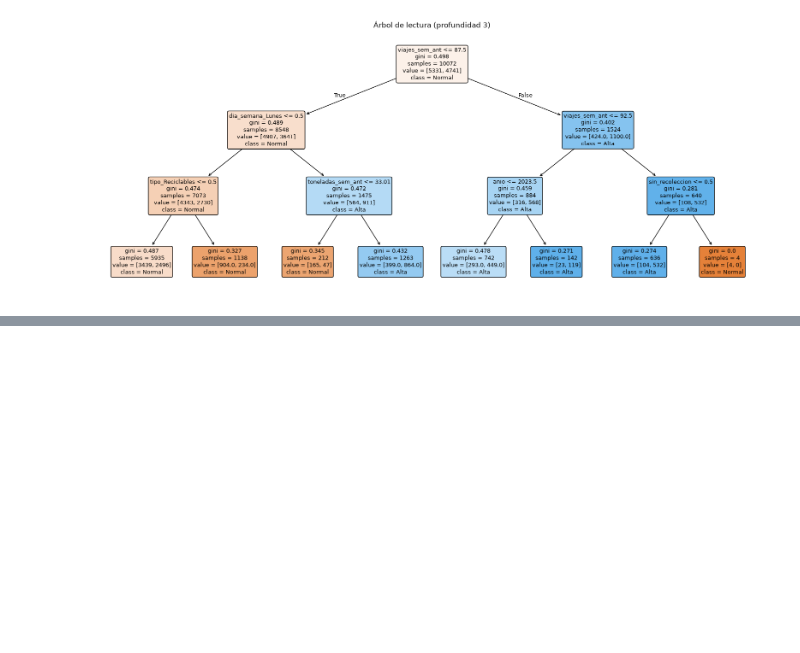
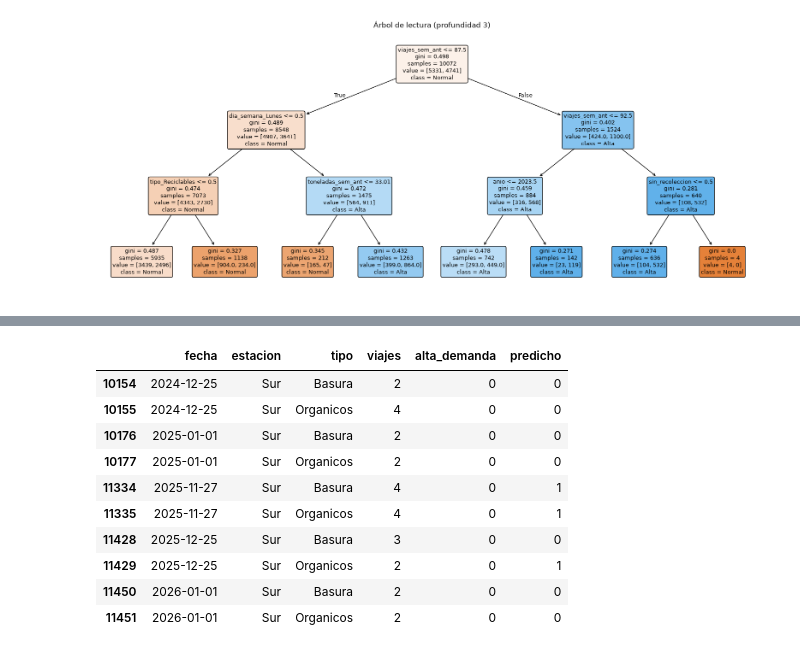
Before and after one commit to Naccho27/tp-predictivos, a Jupyter notebook: notebooks/02_clasificacion_arbol.ipynb, the cells around one changed output, grey strips where cells are left out. Cells and saved outputs as stored; diff of their text form; code cells hidden in the pictures; blank space fills up the shorter version.

```diff
--- a/notebooks/02_clasificacion_arbol.ipynb
+++ b/notebooks/02_clasificacion_arbol.ipynb
@@ -425,0 +547,22 @@ Exactitud del árbol de lectura en prueba: 64.3%
+# %%
+# Paso 16 · Dónde se equivoca
+
+# Qué hacemos: separar los errores según distintas condiciones.
+
+# Por qué: la consigna pide interpretar qué confunde el modelo y por qué. Saber dónde falla dice cuándo confiar en él y cuándo no.
+
+# Tabla con los datos de prueba, la categoría real y la predicha con umbral 0,4
+errores = df.loc[~es_entrenamiento, ["fecha", "estacion", "tipo", "dia_semana", "feriado",
+                                     "sin_recoleccion", "viajes", "umbral_viajes", "alta_demanda"]].copy()
+errores["predicho"] = pred_arbol_04
+errores["acierto"] = errores["predicho"] == errores["alta_demanda"]
+
+# 16a · Distancia entre los viajes reales y el umbral (abs = valor absoluto, sin signo)
+errores["distancia"] = (errores["viajes"] - errores["umbral_viajes"]).abs()
+
+# pd.cut agrupa los valores en rangos
+errores["cercania"] = pd.cut(errores["distancia"], bins=[-0.1, 2, 5, 10, 1000],
+                             labels=["0 a 2 viajes", "3 a 5 viajes", "6 a 10 viajes", "más de 10"])
+
+# El promedio de una columna True/False es la proporción de True: la exactitud
+errores.groupby("cercania", observed=True)["acierto"].agg(dias="size", exactitud="mean").round(3)
@@ -425,0 +598,15 @@ Exactitud del árbol de lectura en prueba: 64.3%
+# %%
+# 16c · ¿Qué hizo el árbol en los días sin recolección?
+errores[errores["sin_recoleccion"] == 1][["fecha", "estacion", "tipo", "viajes", "alta_demanda", "predicho"]]
+# %% [output]
+|  | fecha | estacion | tipo | viajes | alta_demanda | predicho |
+| 10154 | 2024-12-25 | Sur | Basura | 2 | 0 | 0 |
+| 10155 | 2024-12-25 | Sur | Organicos | 4 | 0 | 0 |
+| 10176 | 2025-01-01 | Sur | Basura | 2 | 0 | 0 |
+| 10177 | 2025-01-01 | Sur | Organicos | 2 | 0 | 0 |
+| 11334 | 2025-11-27 | Sur | Basura | 4 | 0 | 1 |
+| 11335 | 2025-11-27 | Sur | Organicos | 4 | 0 | 1 |
+| 11428 | 2025-12-25 | Sur | Basura | 3 | 0 | 0 |
+| 11429 | 2025-12-25 | Sur | Organicos | 2 | 0 | 1 |
+| 11450 | 2026-01-01 | Sur | Basura | 2 | 0 | 0 |
+| 11451 | 2026-01-01 | Sur | Organicos | 2 | 0 | 0 |
```
Also changed, not shown: parts of 15 cells of this notebook.
